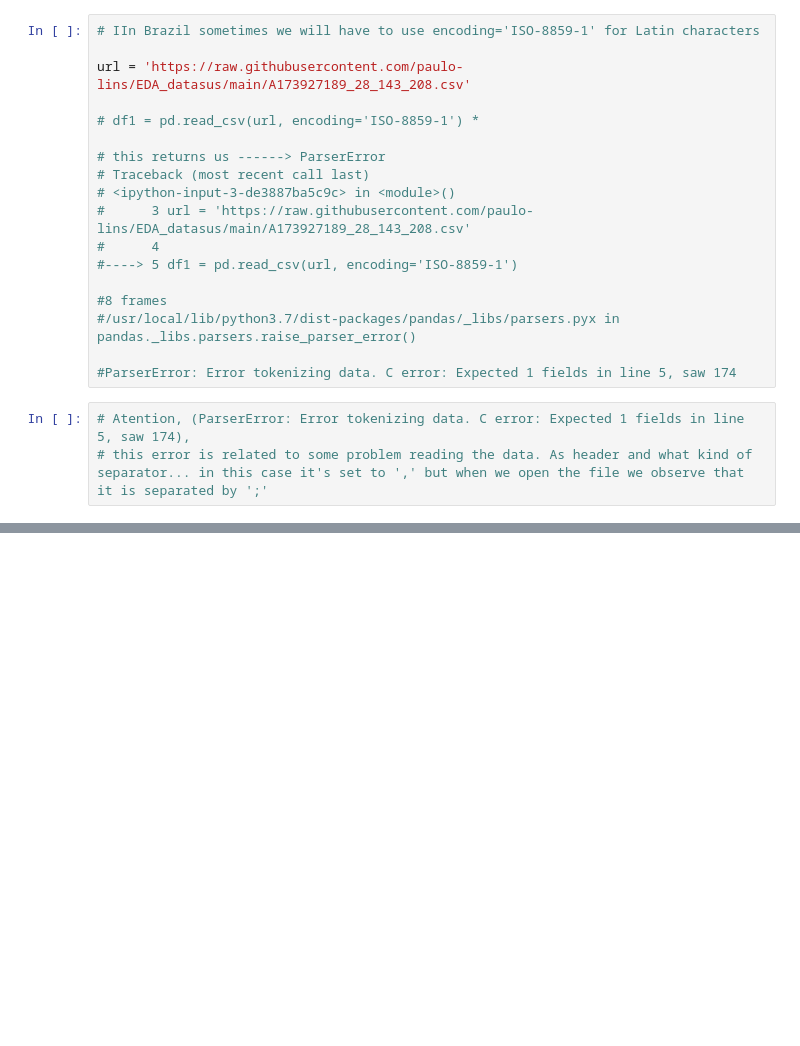
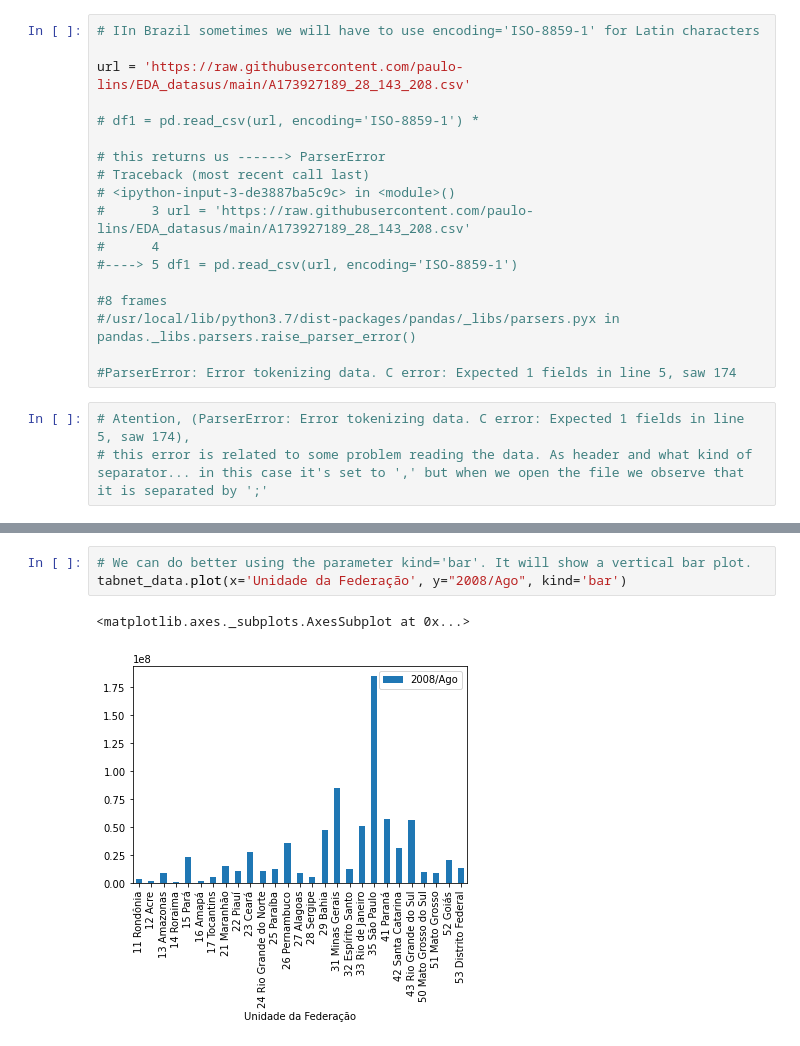
Before and after one commit to paulo-lins/EDA_datasus, a Jupyter notebook: EDA_tabnet.ipynb, the cells around one changed output, grey strips where cells are left out. Cells and saved outputs as stored; diff of their text form; blank space fills up the shorter version.

```diff
--- a/EDA_tabnet.ipynb
+++ b/EDA_tabnet.ipynb
@@ -91,0 +126,6 @@ Length: 171, dtype: float64
+# %%
+# We can do better using the parameter kind='bar'. It will show a vertical bar plot.
+tabnet_data.plot(x='Unidade da Federação', y="2008/Ago", kind='bar')
+# %% [output]
+<matplotlib.axes._subplots.AxesSubplot at 0x...>
+[figure, added]
```
Also changed, not shown: parts of 12 cells of this notebook.
